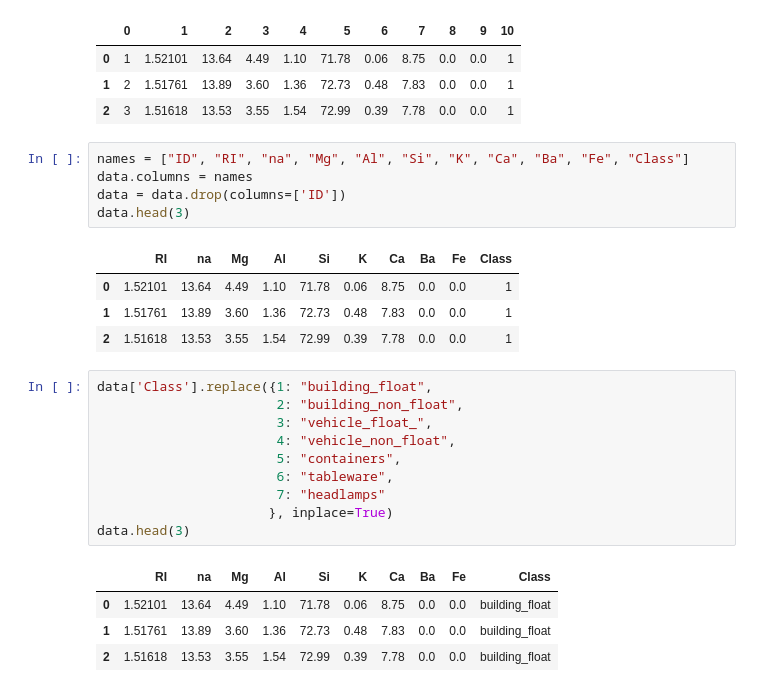
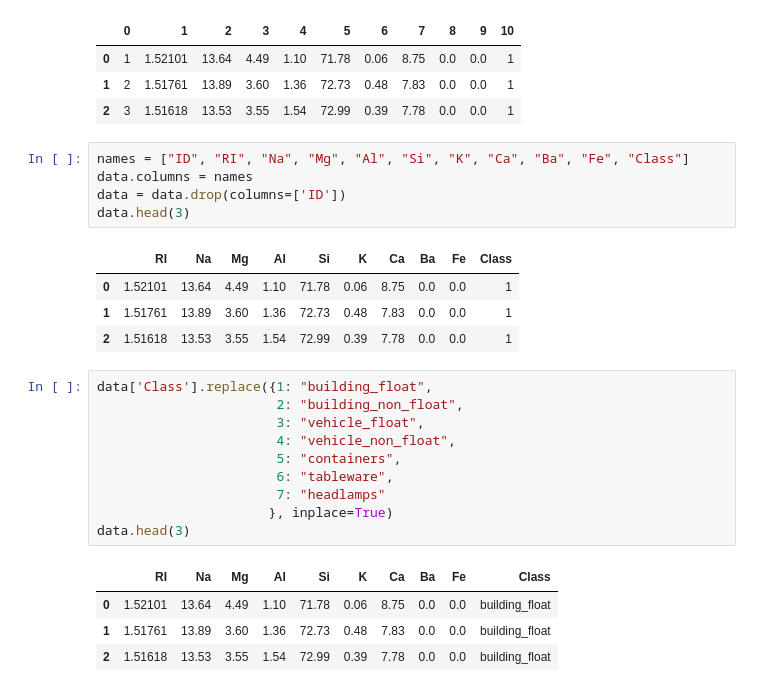
Before and after one commit to Hydixoo/PIS, a Jupyter notebook: PIS2.ipynb, the cells around one changed output. Cells and saved outputs as stored; diff of their text form.

```diff
--- a/PIS2.ipynb
+++ b/PIS2.ipynb
@@ -18,19 +18,19 @@ data.head(3)
 | 1 | 2 | 1.51761 | 13.89 | 3.60 | 1.36 | 72.73 | 0.48 | 7.83 | 0.0 | 0.0 | 1 |
 | 2 | 3 | 1.51618 | 13.53 | 3.55 | 1.54 | 72.99 | 0.39 | 7.78 | 0.0 | 0.0 | 1 |
 # %%
-names = ["ID", "RI", "na", "Mg", "Al", "Si", "K", "Ca", "Ba", "Fe", "Class"]
+names = ["ID", "RI", "Na", "Mg", "Al", "Si", "K", "Ca", "Ba", "Fe", "Class"]
 data.columns = names
 data = data.drop(columns=['ID'])
 data.head(3)
 # %% [output]
-|  | RI | na | Mg | Al | Si | K | Ca | Ba | Fe | Class |
+|  | RI | Na | Mg | Al | Si | K | Ca | Ba | Fe | Class |
 | 0 | 1.52101 | 13.64 | 4.49 | 1.10 | 71.78 | 0.06 | 8.75 | 0.0 | 0.0 | 1 |
 | 1 | 1.51761 | 13.89 | 3.60 | 1.36 | 72.73 | 0.48 | 7.83 | 0.0 | 0.0 | 1 |
 | 2 | 1.51618 | 13.53 | 3.55 | 1.54 | 72.99 | 0.39 | 7.78 | 0.0 | 0.0 | 1 |
 # %%
 data['Class'].replace({1: "building_float",
                        2: "building_non_float",
-                       3: "vehicle_float_",
+                       3: "vehicle_float",
                        4: "vehicle_non_float",
                        5: "containers",
                        6: "tableware",
@@ -38,7 +38,7 @@ data['Class'].replace({1: "building_float",
                       }, inplace=True)
 data.head(3)
 # %% [output]
-|  | RI | na | Mg | Al | Si | K | Ca | Ba | Fe | Class |
+|  | RI | Na | Mg | Al | Si | K | Ca | Ba | Fe | Class |
 | 0 | 1.52101 | 13.64 | 4.49 | 1.10 | 71.78 | 0.06 | 8.75 | 0.0 | 0.0 | building_float |
 | 1 | 1.51761 | 13.89 | 3.60 | 1.36 | 72.73 | 0.48 | 7.83 | 0.0 | 0.0 | building_float |
 | 2 | 1.51618 | 13.53 | 3.55 | 1.54 | 72.99 | 0.39 | 7.78 | 0.0 | 0.0 | building_float |
```
Also changed, not shown: parts of 68 cells of this notebook.
